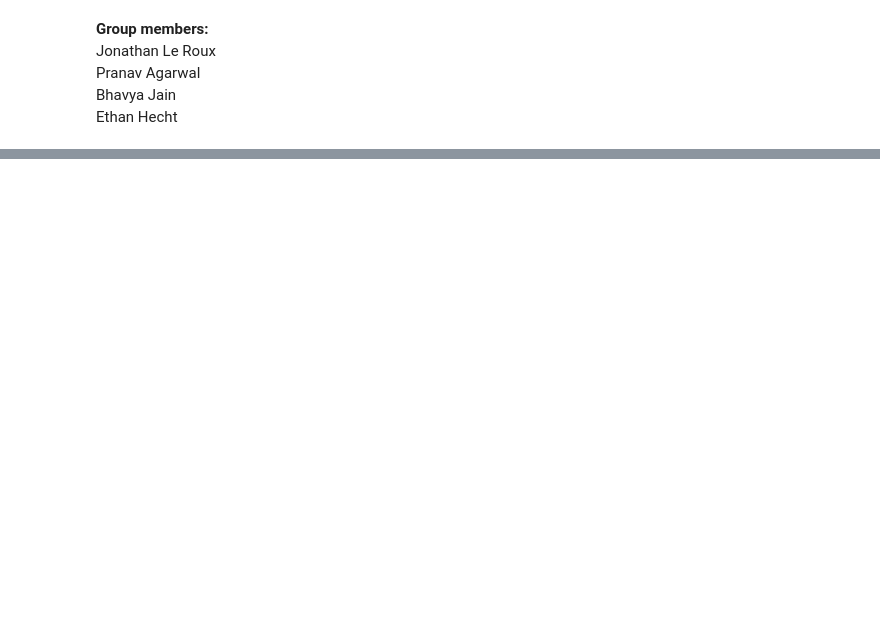
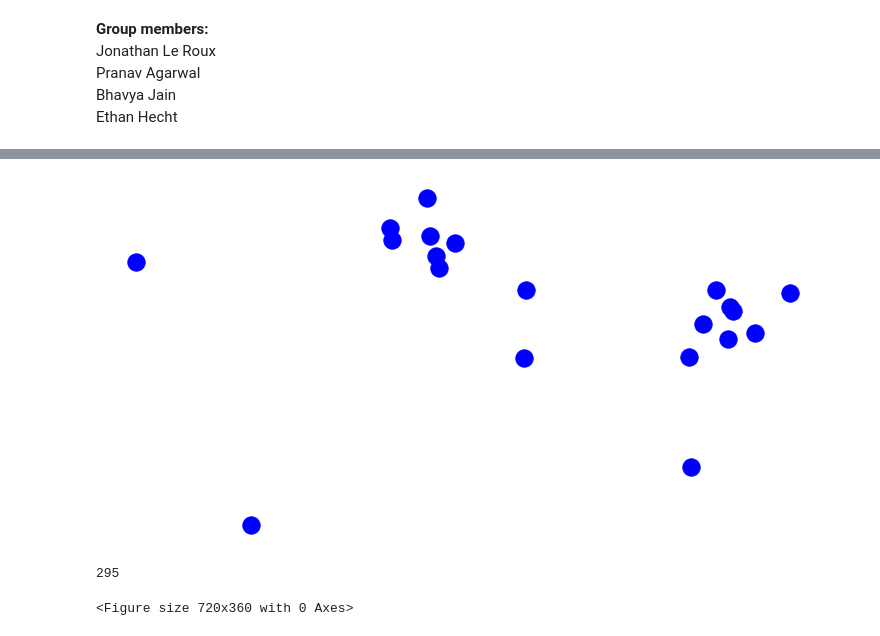
Before and after one commit to BlurSure/cmse202-project-group3, a Jupyter notebook: War-modelling-Playaround.ipynb, the cells around one changed output, grey strips where cells are left out. Saved outputs shown, nothing was run; the diff lists cells and outputs as text; code cells hidden in the pictures; blank space fills up the shorter version.

```diff
--- a/War-modelling-Playaround.ipynb
+++ b/War-modelling-Playaround.ipynb
@@ -127,6 +141,7 @@ class Country:
 
     def __init__(self, name, territory_list, money, GDP_increase = 0.05):
         self.name = name
+        self.deaths = 0
         self.territory_list = territory_list
     # Territory list will be initialzied as an attribute (List will come from terriotry class that Jonathan will make)
         self.money = money
@@ -138,8 +153,10 @@ class Country:
         self.money = self.money + territory.money
 
     def remove_territory(self, territory):
-        self.territory_list.remove(territory)
-        self.money = self.money - territory.money
+        if territory in self.territory_list:
+            self.territory_list.remove(territory)
+            self.money = self.money - territory.money
+            self.deaths += territory.deaths
 
     def dist_money(self):
         # Once a territory wins/loses a battle the country needs to redistribute the money it has evenly over the number of territories
@@ -160,7 +177,7 @@ class Country:
     def increase_soldiers(self):
         for terr in self.territory_list:
             terr.add_population()
-            terr.add_soldiers()
+            self.deaths += terr.add_soldiers()
 
     def add_money(self,amount):
         self.money += amount
@@ -228,18 +216,3 @@ print(Country2.to_string())
-# %%
-Country1_dict = dict()
-Country1_pos = dict()
-all_pos = dict()
-for ter in Country1.territory_list:
-    Country1_dict[ter.name] = []
-    Country1_pos[ter.name] = ter.position
-    all_pos[ter.name] = ter.position
-
-Country2_dict = dict()
-Country2_pos = dict()
-for ter in Country2.territory_list:
-    Country2_dict[ter.name] = []
-    Country2_pos[ter.name] = ter.position
-    all_pos[ter.name] = ter.position
 # %%
 def make_graph(Country1_list, Country2_list, draw = False):
     ''' Uses the two territories lists to make a color coded networkx graph and adds suitable edges
@@ -331,3 +304,10 @@ def make_graph(Country1_list, Country2_list, draw = False):
         G = nx.Graph(Country2_dict)
         nx.draw(G, pos = all_pos, node_color= 'blue')
         return G
+# %%
+Country1, Country2 = take_in_data("Territory data.csv",1000,1000)
+
+print("Country1 territories: ")
+print(Country1.to_string())
+print("\nCountry2 territories: ")
+print(Country2.to_string())
@@ -416,4 +418,13 @@ def War(Country1,Country2):
 
     end = time.time()
     print(years)
+# %%
+"""
+The visualization of war of time. This is what is happening for each time step where 2 countries are fighting over territory
+"""
+War(Country1,Country2)
+# %% [output]
+[figure, added]
+295
+<Figure size 720x360 with 0 Axes>
 # %%
```
Also changed, not shown: parts of 19 cells of this notebook, 2 other files.
